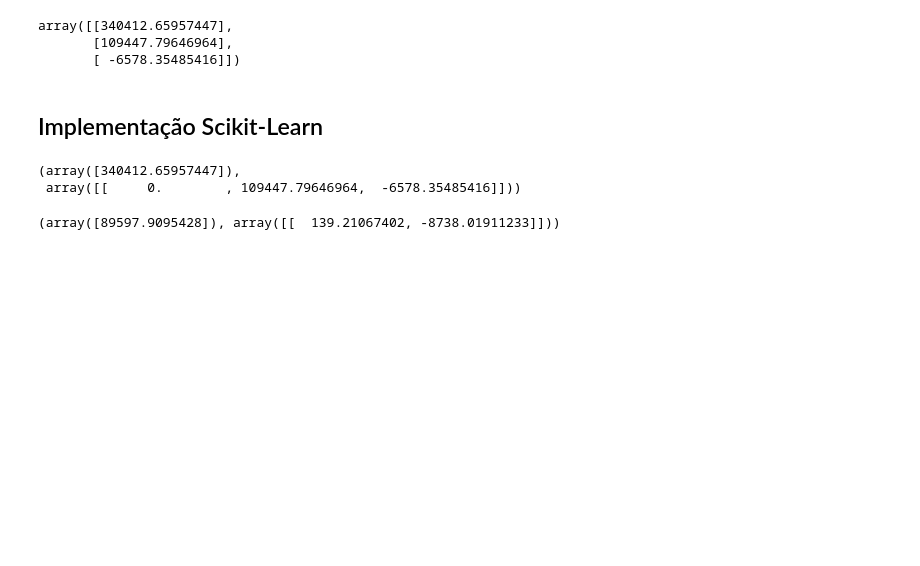
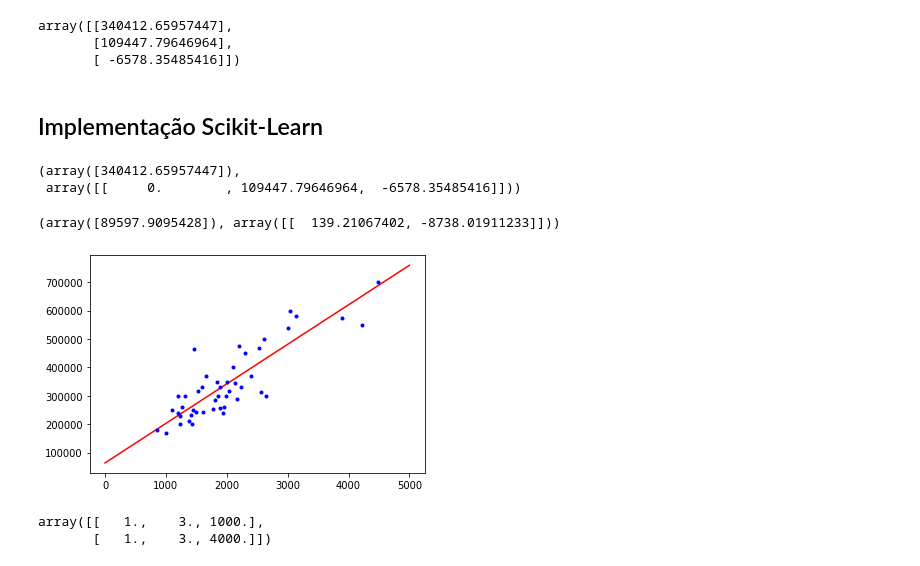
Before and after one commit to jsansao/idl, a Jupyter notebook: Licao1_RegressaoLinear.ipynb, the cells around one changed output. Cells and saved outputs as stored; diff of their text form; code cells hidden in the pictures; blank space fills up the shorter version.

```diff
--- a/Licao1_RegressaoLinear.ipynb
+++ b/Licao1_RegressaoLinear.ipynb
@@ -156,3 +156,24 @@ lin_reg.fit(X, Y)
 lin_reg.intercept_, lin_reg.coef_
 # %% [output]
 (array([89597.9095428]), array([[  139.21067402, -8738.01911233]]))
+# %%
+import matplotlib.pyplot as plt
+
+
+
+X_new = np.array([[0, 3], [ 5000, 3]])
+X_new_b = add_dummy_feature(X_new)  # add x0 = 1 to each instance
+y_predict = X_new_b @ theta_best
+
+plt.plot(X_new[::,0], y_predict, "r-", label="Predictions")
+plt.plot(X[::,0], Y, "b.")
+
+
+plt.show()
+# %% [output]
+[figure, added]
+# %%
+X_new_b
+# %% [output]
+array([[   1.,    3., 1000.],
+       [   1.,    3., 4000.]])
```
Also changed, not shown: parts of 1 cell of this notebook.
